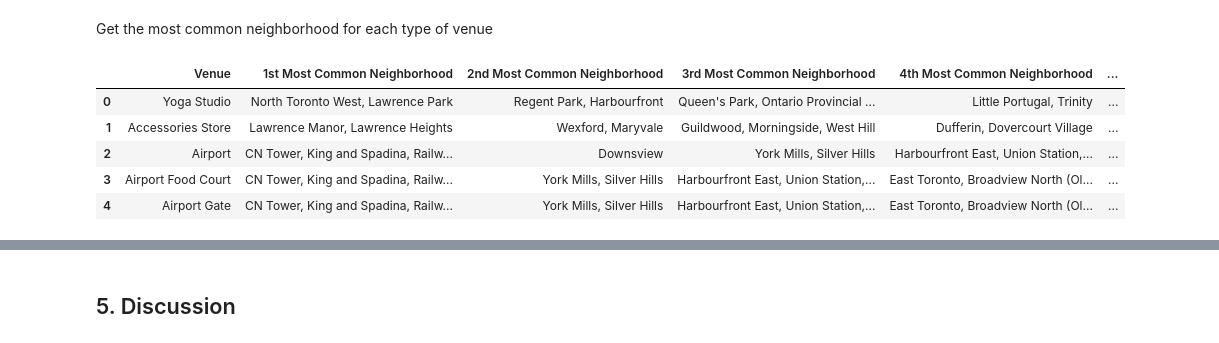
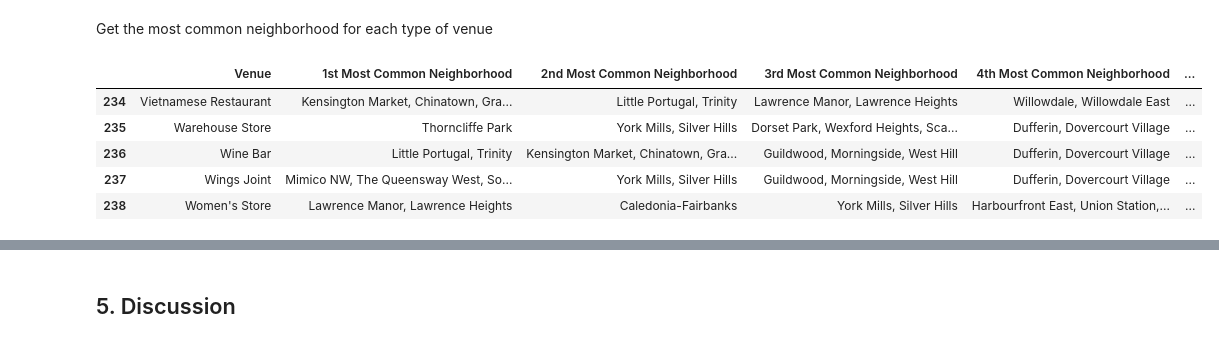
Before and after one commit to rabujoa/Coursera_Capstone, a Jupyter notebook: Capstone Project.ipynb, the cells around one changed output, grey strips where cells are left out. Cells and saved outputs as stored; diff of their text form; code cells hidden in the pictures.

Commit message:
Published from Watson Studio.

```diff
--- a/Capstone Project.ipynb
+++ b/Capstone Project.ipynb
@@ -324,31 +326,31 @@ Get the most common neighborhood for each type of venue
 # %%
 num_top_venues = 10
 
 indicators = ['st', 'nd', 'rd']
 
 # create columns according to number of top venues
 columns = ['Venue']
 for ind in np.arange(num_top_venues):
     try:
         columns.append('{}{} Most Common Neighborhood'.format(ind+1, indicators[ind]))
     except:
         columns.append('{}th Most Common Neighborhood'.format(ind+1))
 
 # create a new dataframe
 neighborhoods_venues_sorted = pd.DataFrame(columns=columns)
 neighborhoods_venues_sorted['Venue'] = toronto_grouped['Venue']
 
 for ind in np.arange(toronto_grouped.shape[0]):
     neighborhoods_venues_sorted.iloc[ind, 1:] = return_most_common_venues(toronto_grouped.iloc[ind, :], num_top_venues)
 
-neighborhoods_venues_sorted.head()
+neighborhoods_venues_sorted.tail()
 # %% [output]
 |  | Venue | 1st Most Common Neighborhood | 2nd Most Common Neighborhood | 3rd Most Common Neighborhood | 4th Most Common Neighborhood | ... |
-| 0 | Yoga Studio | North Toronto West, Lawrence Park | Regent Park, Harbourfront | Queen's Park, Ontario Provincial ... | Little Portugal, Trinity | ... |
-| 1 | Accessories Store | Lawrence Manor, Lawrence Heights | Wexford, Maryvale | Guildwood, Morningside, West Hill | Dufferin, Dovercourt Village | ... |
-| 2 | Airport | CN Tower, King and Spadina, Railw... | Downsview | York Mills, Silver Hills | Harbourfront East, Union Station,... | ... |
-| 3 | Airport Food Court | CN Tower, King and Spadina, Railw... | York Mills, Silver Hills | Harbourfront East, Union Station,... | East Toronto, Broadview North (Ol... | ... |
-| 4 | Airport Gate | CN Tower, King and Spadina, Railw... | York Mills, Silver Hills | Harbourfront East, Union Station,... | East Toronto, Broadview North (Ol... | ... |
+| 234 | Vietnamese Restaurant | Kensington Market, Chinatown, Gra... | Little Portugal, Trinity | Lawrence Manor, Lawrence Heights | Willowdale, Willowdale East | ... |
+| 235 | Warehouse Store | Thorncliffe Park | York Mills, Silver Hills | Dorset Park, Wexford Heights, Sca... | Dufferin, Dovercourt Village | ... |
+| 236 | Wine Bar | Little Portugal, Trinity | Kensington Market, Chinatown, Gra... | Guildwood, Morningside, West Hill | Dufferin, Dovercourt Village | ... |
+| 237 | Wings Joint | Mimico NW, The Queensway West, So... | York Mills, Silver Hills | Guildwood, Morningside, West Hill | Dufferin, Dovercourt Village | ... |
+| 238 | Women's Store | Lawrence Manor, Lawrence Heights | Caledonia-Fairbanks | York Mills, Silver Hills | Harbourfront East, Union Station,... | ... |
 # %%
 # create map of Toronto using latitude and longitude values
 map_toronto = folium.Map(location=[latitude, longitude], zoom_start=10)
```
Also changed, not shown: parts of 3 cells of this notebook.
